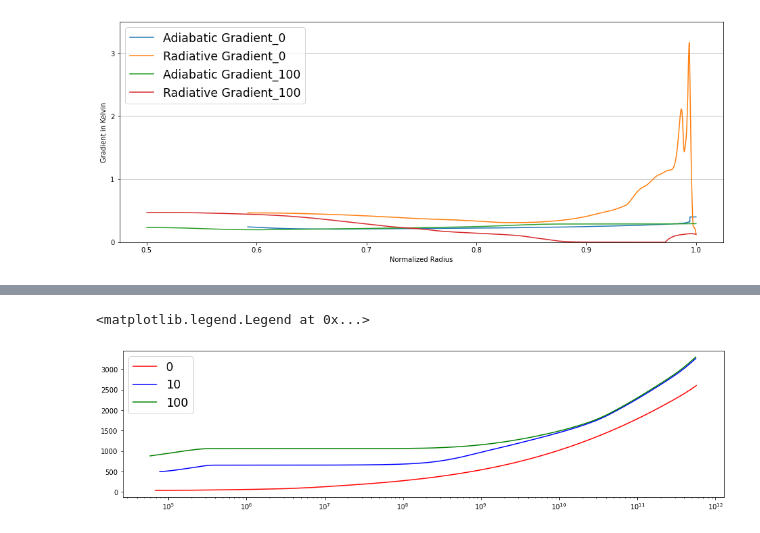
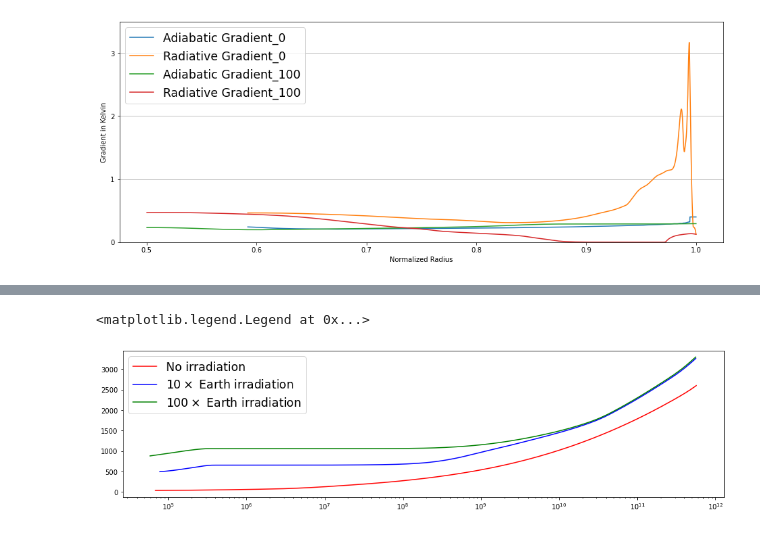
Before and after one commit to johnkou97/Exoplanet_project, a Jupyter notebook: Untitled.ipynb, the cells around one changed output, grey strips where cells are left out. Drawn from its saved outputs; the diff is of its cells as text; code cells hidden in the pictures.

```diff
--- a/Untitled.ipynb
+++ b/Untitled.ipynb
@@ -457,11 +457,11 @@ ax1.legend(fontsize='xx-large')
 # %%
-fig6, ax1 = plt.subplots(1,1,figsize=[16,4])
+fig, ax1 = plt.subplots(1,1,figsize=[16,4])
 
-ax1.plot(prfl_m12_0.pressure,prfl_m12_0.T,color='r',label=r'0')
-ax1.plot(prfl_m12_10.pressure,prfl_m12_10.T,color='b',label=r'10')
-ax1.plot(prfl_m12_100.pressure,prfl_m12_100.T,color='g',label=r'100')
+ax1.plot(prfl_m12_0.pressure,prfl_m12_0.T,color='r',label=r'No irradiation')
+ax1.plot(prfl_m12_10.pressure,prfl_m12_10.T,color='b',label=r'$10\times$ Earth irradiation')
+ax1.plot(prfl_m12_100.pressure,prfl_m12_100.T,color='g',label=r'$100\times$ Earth irradiation')
 ax1.set_xscale('log')
 ax1.legend(fontsize='xx-large')
 # %% [output]
 <matplotlib.legend.Legend at 0x...>
-[figure, old version]
+[figure, new version]
```
Also changed, not shown: parts of 5 cells of this notebook.
